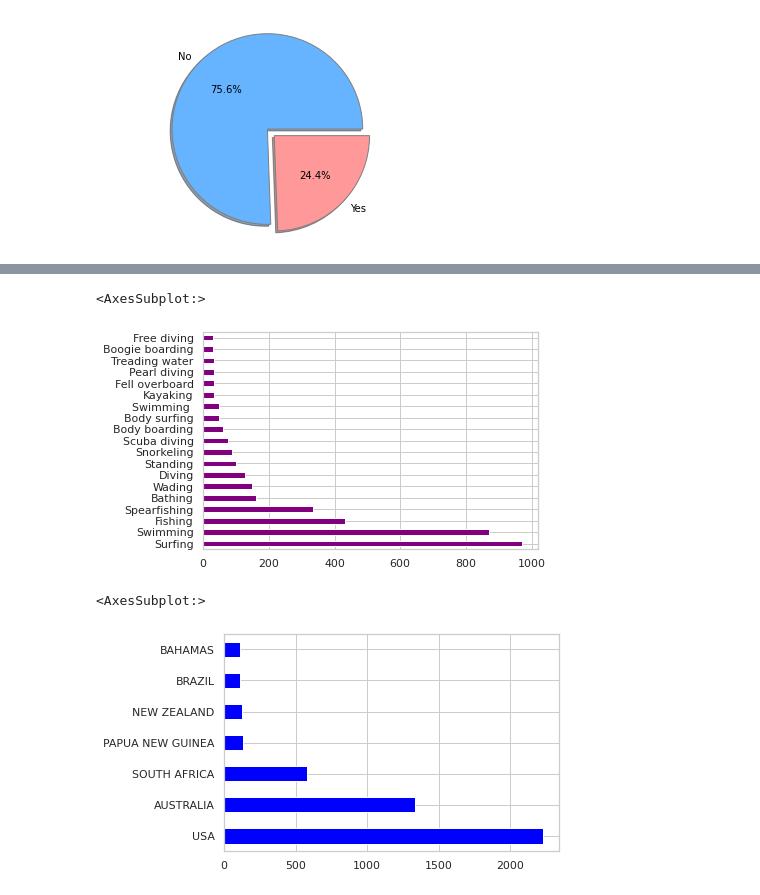
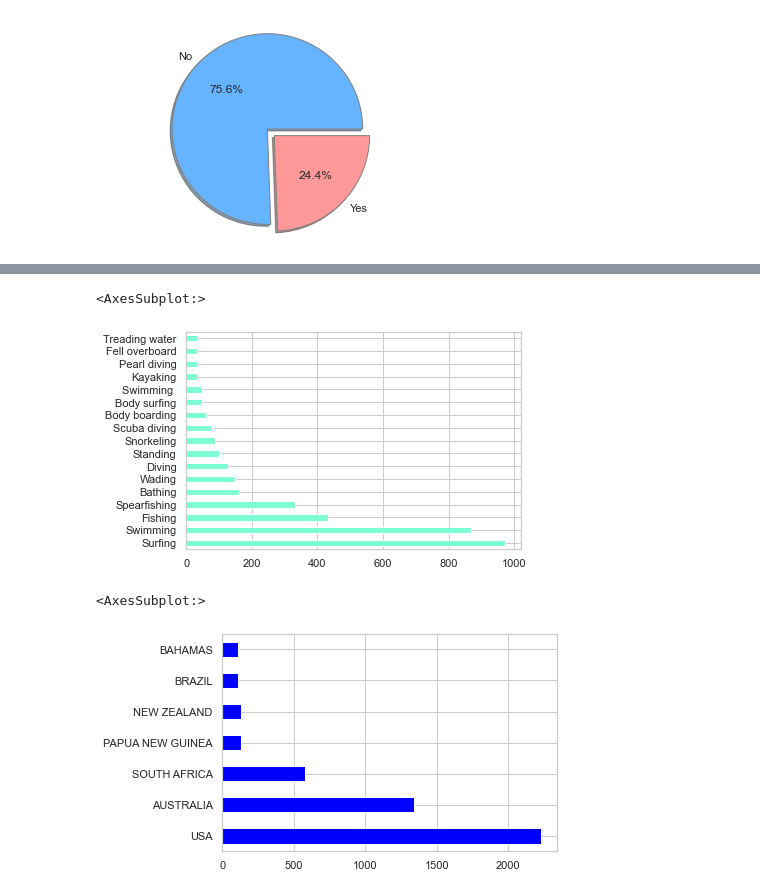
Before and after one commit to FranLeston/shark_attack_data_analysis, a Jupyter notebook: preliminarynotes.ipynb, the cells around one changed output, grey strips where cells are left out. Drawn from its saved outputs; the diff is of its cells as text; code cells hidden in the pictures.

Commit message:
basically finished with visualizations

```diff
--- a/preliminarynotes.ipynb
+++ b/preliminarynotes.ipynb
@@ -246,14 +234,14 @@ Index(['Date', 'Year', 'Type', 'Country', 'Area', 'Location', 'Activity',
       dtype='object')
 # %%
 activities = df['Activity'].value_counts()
-activities[activities>20].plot.barh(color='purple')
+activities[activities>30].plot.barh(color='aquamarine')
 # %% [output]
 <AxesSubplot:>
-[figure, old version]
+[figure, new version]
 # %%
 countries_group = df.groupby("Country").filter(lt.filter_countries_by_attack_number)
 countries_group_counts = countries_group.Country.value_counts()
-countries_group_counts.plot.barh(color='blue',)
+countries_group_counts.plot.barh(color='blue')
 # %% [output]
 <AxesSubplot:>
-[figure, old version]
+[figure, new version]
```
Also changed, not shown: parts of 12 cells of this notebook, 23 other files.
